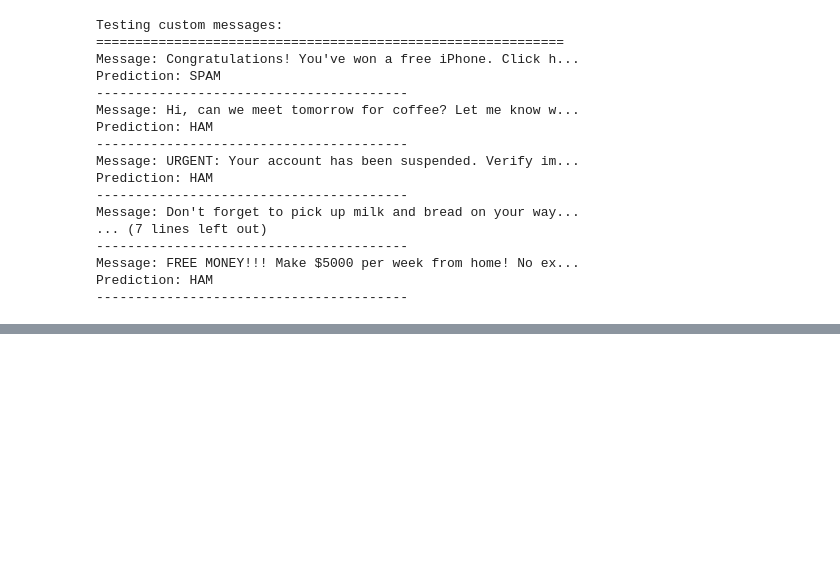
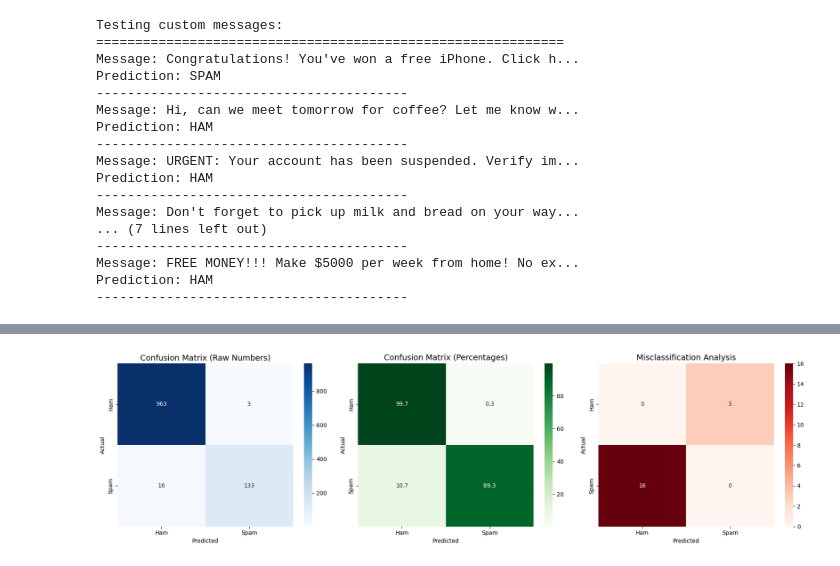
Before and after one commit to LiLAlien28/Arch_Tech_internship, a Jupyter notebook: Task1_Email_Spam_Classification.ipynb, the cells around one changed output, grey strips where cells are left out. Saved outputs shown, nothing was run; the diff lists cells and outputs as text; code cells hidden in the pictures; blank space fills up the shorter version.

```diff
--- a/Task1_Email_Spam_Classification.ipynb
+++ b/Task1_Email_Spam_Classification.ipynb
@@ -795,0 +831,50 @@ Vectorizer saved as: tfidf_vectorizer.pkl
+# %%
+# Create detailed confusion matrix
+cm = confusion_matrix(y_test, y_pred)
+
+# Calculate percentages
+cm_percentage = cm.astype('float') / cm.sum(axis=1)[:, np.newaxis] * 100
+
+# Create figure with 3 subplots
+fig, axes = plt.subplots(1, 3, figsize=(18, 5))
+
+# Plot 1: Raw numbers
+sns.heatmap(cm, annot=True, fmt='d', cmap='Blues', ax=axes[0],
+            xticklabels=['Ham', 'Spam'], yticklabels=['Ham', 'Spam'])
+axes[0].set_title('Confusion Matrix (Raw Numbers)', fontsize=14)
+axes[0].set_ylabel('Actual')
+axes[0].set_xlabel('Predicted')
+
+# Plot 2: Percentages
+sns.heatmap(cm_percentage, annot=True, fmt='.1f', cmap='Greens', ax=axes[1],
+            xticklabels=['Ham', 'Spam'], yticklabels=['Ham', 'Spam'])
+axes[1].set_title('Confusion Matrix (Percentages)', fontsize=14)
+axes[1].set_ylabel('Actual')
+axes[1].set_xlabel('Predicted')
+
+# Plot 3: Error analysis
+# Create a DataFrame with misclassified examples
+misclassified_indices = np.where(y_test != y_pred)[0]
+misclassified_df = pd.DataFrame({
+    'Actual': y_test.iloc[misclassified_indices].values,
+    'Predicted': y_pred[misclassified_indices],
+    'Message': X_test.iloc[misclassified_indices].values[:len(misclassified_indices)]
+})
+
+error_counts = misclassified_df.groupby(['Actual', 'Predicted']).size().reset_index(name='count')
+error_pivot = error_counts.pivot(index='Actual', columns='Predicted', values='count').fillna(0)
+
+if not error_pivot.empty:
+    sns.heatmap(error_pivot, annot=True, fmt='.0f', cmap='Reds', ax=axes[2],
+                xticklabels=['Ham', 'Spam'], yticklabels=['Ham', 'Spam'])
+    axes[2].set_title('Misclassification Analysis', fontsize=14)
+    axes[2].set_ylabel('Actual')
+    axes[2].set_xlabel('Predicted')
+else:
+    axes[2].text(0.5, 0.5, 'No Misclassifications!', ha='center', va='center', fontsize=14)
+    axes[2].set_title('Misclassification Analysis', fontsize=14)
+
+plt.tight_layout()
+plt.show()
+# %% [output]
+[figure, added]
```
Also changed, not shown: parts of 7 cells of this notebook.
